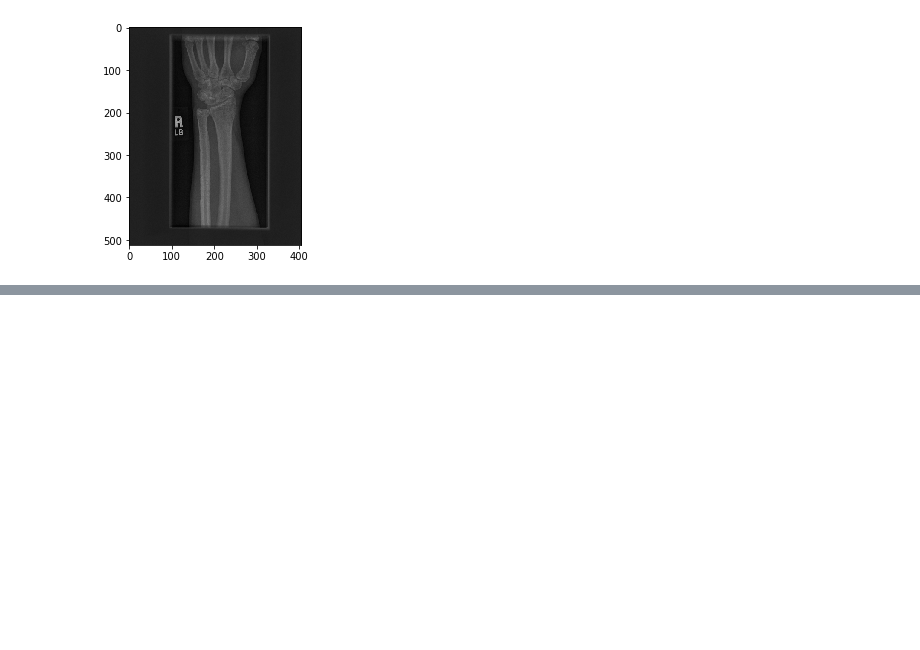
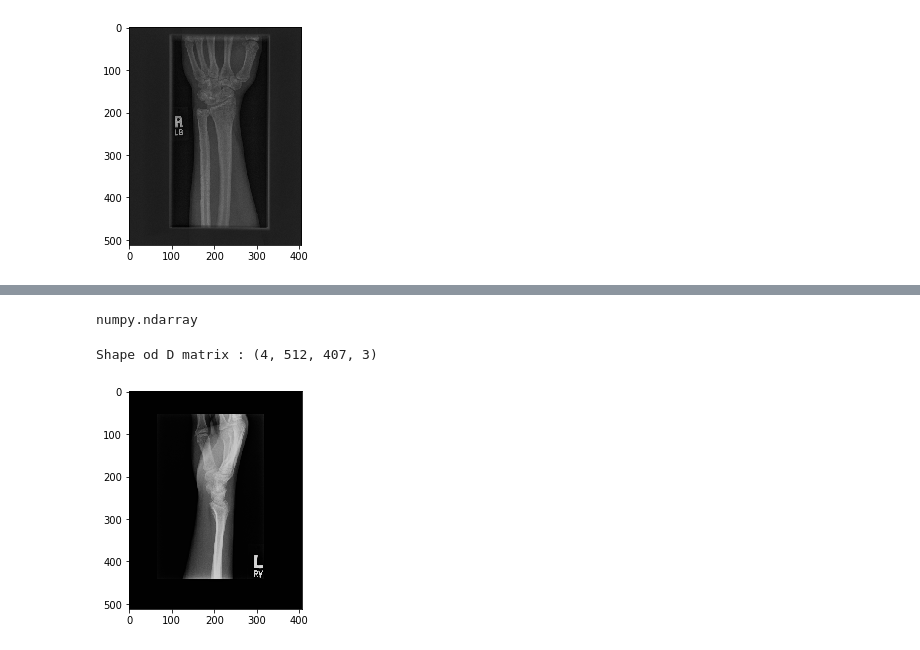
Before and after one commit to amikha33/MURA, a Jupyter notebook: X-Ray.ipynb, the cells around one changed output, grey strips where cells are left out. Cells and saved outputs as stored; diff of their text form; code cells hidden in the pictures; blank space fills up the shorter version.

```diff
--- a/X-Ray.ipynb
+++ b/X-Ray.ipynb
@@ -44,0 +65,4 @@ plt.show()
+# %%
+
+test_labels_one = test_labels[test_labels['labels'] ==1]
+test_labels_zero = test_labels[test_labels['labels'] ==0]
@@ -44,0 +72,29 @@ plt.show()
+# %%
+test_imgs_path_numpy_spervised_label_One=test_labels_one['Test Labeled Studies'].to_numpy()
+test_imgs_path_numpy_spervised_label_Zero=test_labels_zero['Test Labeled Studies'].to_numpy()
+# %%
+type(test_imgs_path_numpy_spervised_label_Zero)
+# %% [output]
+numpy.ndarray
+# %%
+
+f=test_imgs_path_numpy_spervised_label_Zero[3]
+# %%
+img_dir = f # Enter Directory of all images
+data_path = os.path.join(img_dir,'*g')
+files = glob.glob(data_path)
+data = []
+i=0
+for f1 in files:
+    i=i+1
+    img = cv2.imread(f1)
+    data.append(img)
+    mydata = np.array(data)
+print("Shape od D matrix :",mydata.shape)
+# %% [output]
+Shape od D matrix : (4, 512, 407, 3)
+# %%
+plt.imshow(data[1])
+plt.show()
+# %% [output]
+[figure, added]
```
Also changed, not shown: parts of 7 cells of this notebook.
